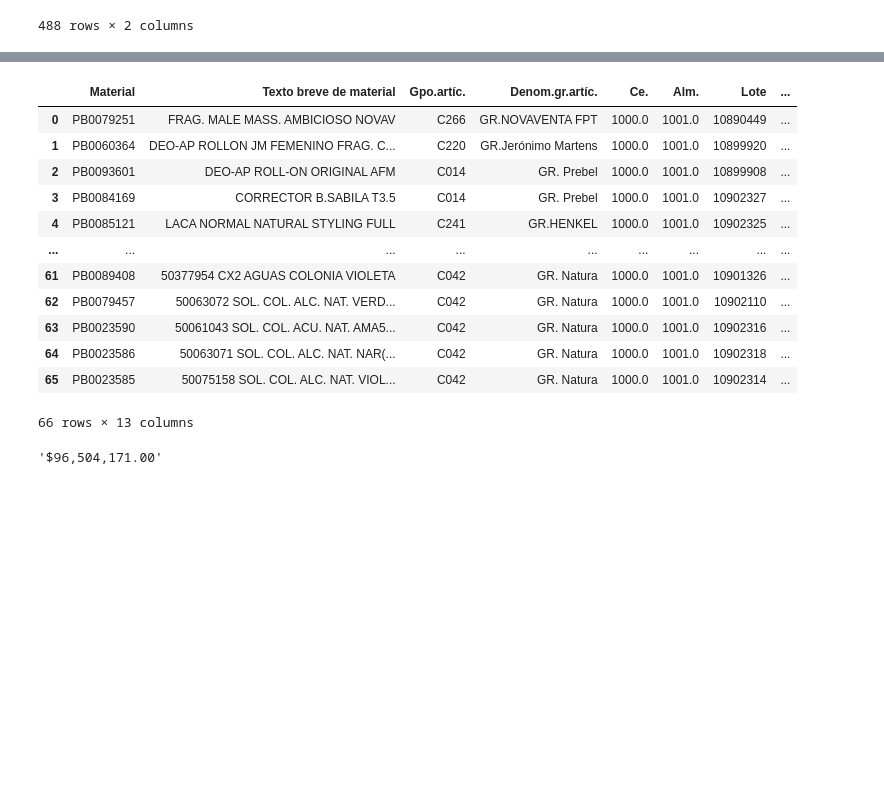
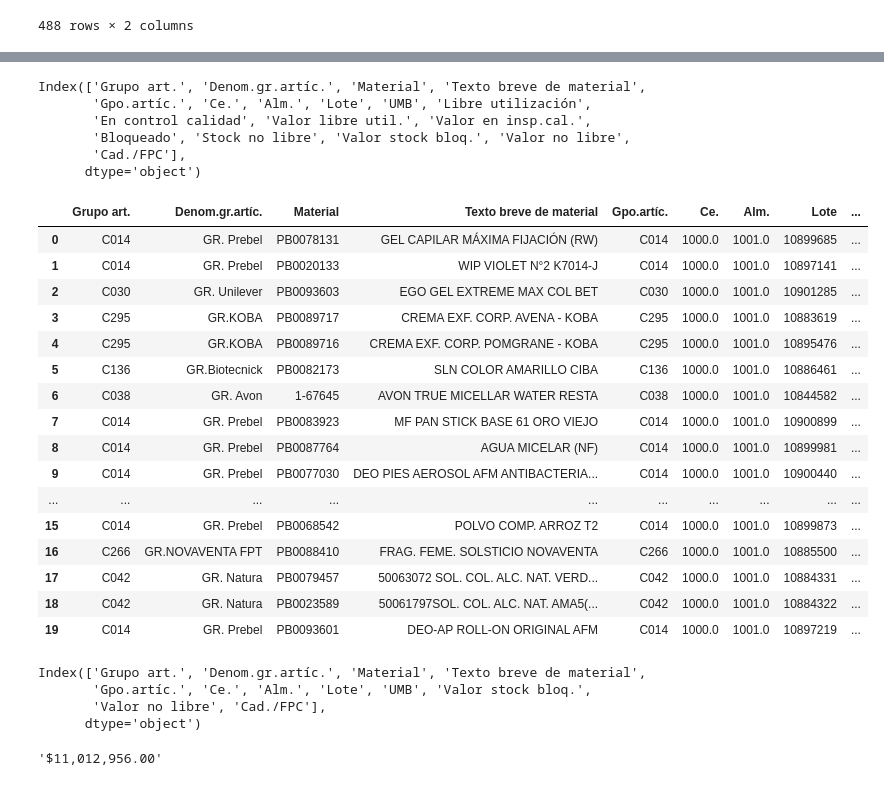
Before and after one commit to DidierMRTZ/Bot_Automa_SAP, a Jupyter notebook: Automatizaciones Prebel/Bot_Vencimiento_GR_MT/Vencimiento_GRAN_MAT.ipynb, the cells around one changed output, grey strips where cells are left out. Drawn from its saved outputs; the diff is of its cells as text; code cells hidden in the pictures; blank space fills up the shorter version.

```diff
--- a/Automatizaciones Prebel/Bot_Vencimiento_GR_MT/Vencimiento_GRAN_MAT.ipynb
+++ b/Automatizaciones Prebel/Bot_Vencimiento_GR_MT/Vencimiento_GRAN_MAT.ipynb
@@ -59,6 +59,7 @@ data_GRANELES=Clean_Columns(data_GRANELES)
 # %%
 default_column_MB52=['Material', 'Texto breve de material', 'Gpo.artíc.', 'Ce.', 'Alm.',
        'Lote', 'UMB', 'Libre utilización', 'En control calidad',
-       'Valor libre util.', 'Valor en insp.cal.', 'Cad./FPC']   #Disposicion PROXI A VENCER
+       'Valor libre util.', 'Valor en insp.cal.', 'Bloqueado',
+       'Stock no libre', 'Valor stock bloq.', 'Valor no libre', 'Cad./FPC'] #Disposicion PROXI A VENCER
 # %%
 data_GRANELES=default_column(default_column_MB52,data_GRANELES) #Grabeles limpiar
@@ -109,31 +130,53 @@ data_GRANELES=data_GRANELES.loc[mask]
 data_GRANELES=data_GRANELES.sort_values(by=["Cad./FPC","Libre utilización"])
 data_GRANELES=data_GRANELES.reset_index(drop=True)
 data_GRANELES["Cad./FPC"]=data_GRANELES["Cad./FPC"].dt.date   #convet datetime to date
+# %%
+data_GRANELES.columns
+# %% [output]
+Index(['Grupo art.', 'Denom.gr.artíc.', 'Material', 'Texto breve de material',
+       'Gpo.artíc.', 'Ce.', 'Alm.', 'Lote', 'UMB', 'Libre utilización',
+       'En control calidad', 'Valor libre util.', 'Valor en insp.cal.',
+       'Bloqueado', 'Stock no libre', 'Valor stock bloq.', 'Valor no libre',
+       'Cad./FPC'],
+      dtype='object')
 # %%
 """------------DATAFRAME GRANALES PARA INFORME-----------------------------------------------------------------------"""
 
 data_Graneles_informe=data_GRANELES[['Material', 'Texto breve de material', 'Gpo.artíc.','Denom.gr.artíc.', 'Ce.', 'Alm.',
        'Lote',  'Libre utilización', 'En control calidad','UMB', 'Valor libre util.', 'Valor en insp.cal.','Cad./FPC']]
 
 
 data_Graneles_Vencidos_informe=data_GRANELES_vencidos[['Grupo art.', 'Denom.gr.artíc.', 'Material', 'Texto breve de material',
-       'Gpo.artíc.', 'Ce.', 'Alm.', 'Lote', 'UMB',
+       'Gpo.artíc.', 'Ce.', 'Alm.', 'Lote','Bloqueado',
+       'Stock no libre', 'UMB','Valor stock bloq.', 'Valor no libre',
        'Cad./FPC']]
 
+
 data_Graneles_Vencidos_informe
-data_Graneles_informe
+#data_Graneles_informe
 # %% [output]
-|  | Material | Texto breve de material | Gpo.artíc. | Denom.gr.artíc. | Ce. | Alm. | Lote | ... |
-| 0 | PB0079251 | FRAG. MALE MASS. AMBICIOSO NOVAV | C266 | GR.NOVAVENTA FPT | 1000.0 | 1001.0 | 10890449 | ... |
-| 1 | PB0060364 | DEO-AP ROLLON JM FEMENINO FRAG. C... | C220 | GR.Jerónimo Martens | 1000.0 | 1001.0 | 10899920 | ... |
-| 2 | PB0093601 | DEO-AP ROLL-ON ORIGINAL AFM | C014 | GR. Prebel | 1000.0 | 1001.0 | 10899908 | ... |
-| 3 | PB0084169 | CORRECTOR B.SABILA T3.5 | C014 | GR. Prebel | 1000.0 | 1001.0 | 10902327 | ... |
-| 4 | PB0085121 | LACA NORMAL NATURAL STYLING FULL | C241 | GR.HENKEL | 1000.0 | 1001.0 | 10902325 | ... |
-| ... | ... | ... | ... | ... | ... | ... | ... | ... |
-| 61 | PB0089408 | 50377954 CX2 AGUAS COLONIA VIOLETA | C042 | GR. Natura | 1000.0 | 1001.0 | 10901326 | ... |
-| 62 | PB0079457 | 50063072 SOL. COL. ALC. NAT. VERD... | C042 | GR. Natura | 1000.0 | 1001.0 | 10902110 | ... |
-| 63 | PB0023590 | 50061043 SOL. COL. ACU. NAT. AMA5... | C042 | GR. Natura | 1000.0 | 1001.0 | 10902316 | ... |
-| 64 | PB0023586 | 50063071 SOL. COL. ALC. NAT. NAR(... | C042 | GR. Natura | 1000.0 | 1001.0 | 10902318 | ... |
-| 65 | PB0023585 | 50075158 SOL. COL. ALC. NAT. VIOL... | C042 | GR. Natura | 1000.0 | 1001.0 | 10902314 | ... |
+|  | Grupo art. | Denom.gr.artíc. | Material | Texto breve de material | Gpo.artíc. | Ce. | Alm. | Lote | ... |
+| 0 | C014 | GR. Prebel | PB0078131 | GEL CAPILAR MÁXIMA FIJACIÓN (RW) | C014 | 1000.0 | 1001.0 | 10899685 | ... |
+| 1 | C014 | GR. Prebel | PB0020133 | WIP VIOLET N°2 K7014-J | C014 | 1000.0 | 1001.0 | 10897141 | ... |
+| 2 | C030 | GR. Unilever | PB0093603 | EGO GEL EXTREME MAX COL BET | C030 | 1000.0 | 1001.0 | 10901285 | ... |
+| 3 | C295 | GR.KOBA | PB0089717 | CREMA EXF. CORP. AVENA - KOBA | C295 | 1000.0 | 1001.0 | 10883619 | ... |
+| 4 | C295 | GR.KOBA | PB0089716 | CREMA EXF. CORP. POMGRANE - KOBA | C295 | 1000.0 | 1001.0 | 10895476 | ... |
+| 5 | C136 | GR.Biotecnick | PB0082173 | SLN COLOR AMARILLO CIBA | C136 | 1000.0 | 1001.0 | 10886461 | ... |
+| 6 | C038 | GR. Avon | 1-67645 | AVON TRUE MICELLAR WATER RESTA | C038 | 1000.0 | 1001.0 | 10844582 | ... |
+| 7 | C014 | GR. Prebel | PB0083923 | MF PAN STICK BASE 61 ORO VIEJO | C014 | 1000.0 | 1001.0 | 10900899 | ... |
+| 8 | C014 | GR. Prebel | PB0087764 | AGUA MICELAR (NF) | C014 | 1000.0 | 1001.0 | 10899981 | ... |
+| 9 | C014 | GR. Prebel | PB0077030 | DEO PIES AEROSOL AFM ANTIBACTERIA... | C014 | 1000.0 | 1001.0 | 10900440 | ... |
+| ... | ... | ... | ... | ... | ... | ... | ... | ... | ... |
+| 15 | C014 | GR. Prebel | PB0068542 | POLVO COMP. ARROZ T2 | C014 | 1000.0 | 1001.0 | 10899873 | ... |
+| 16 | C266 | GR.NOVAVENTA FPT | PB0088410 | FRAG. FEME. SOLSTICIO NOVAVENTA | C266 | 1000.0 | 1001.0 | 10885500 | ... |
+| 17 | C042 | GR. Natura | PB0079457 | 50063072 SOL. COL. ALC. NAT. VERD... | C042 | 1000.0 | 1001.0 | 10884331 | ... |
+| 18 | C042 | GR. Natura | PB0023589 | 50061797SOL. COL. ALC. NAT. AMA5(... | C042 | 1000.0 | 1001.0 | 10884322 | ... |
+| 19 | C014 | GR. Prebel | PB0093601 | DEO-AP ROLL-ON ORIGINAL AFM | C014 | 1000.0 | 1001.0 | 10897219 | ... |
-66 rows × 13 columns
+# %%
+data_Graneles_Vencidos_informe.columns
+# %% [output]
+Index(['Grupo art.', 'Denom.gr.artíc.', 'Material', 'Texto breve de material',
+       'Gpo.artíc.', 'Ce.', 'Alm.', 'Lote', 'UMB', 'Valor stock bloq.',
+       'Valor no libre', 'Cad./FPC'],
+      dtype='object')
 # %%
@@ -143,7 +186,3 @@ data_GRANELES_Libre=Clean_column_number(data_GRANELES["Valor libre util."]).sum(
 data_GRANELES_Calidad=Clean_column_number(data_GRANELES['Valor en insp.cal.']).sum()
 Total_Graneles=data_GRANELES_Libre+data_GRANELES_Calidad
 Total_Graneles="${:,.2f}".format(Total_Graneles)
-# %%
-Total_Graneles
-# %% [output]
-'$96,504,171.00'
@@ -150,3 +195,7 @@ Total_Graneles
+# %%
+Total_Graneles_Vencidos
+# %% [output]
+'$11,012,956.00'
 # %%
 """ Search MB52 raw material"""
 
```
Also changed, not shown: parts of 16 cells of this notebook, 2 other files.
